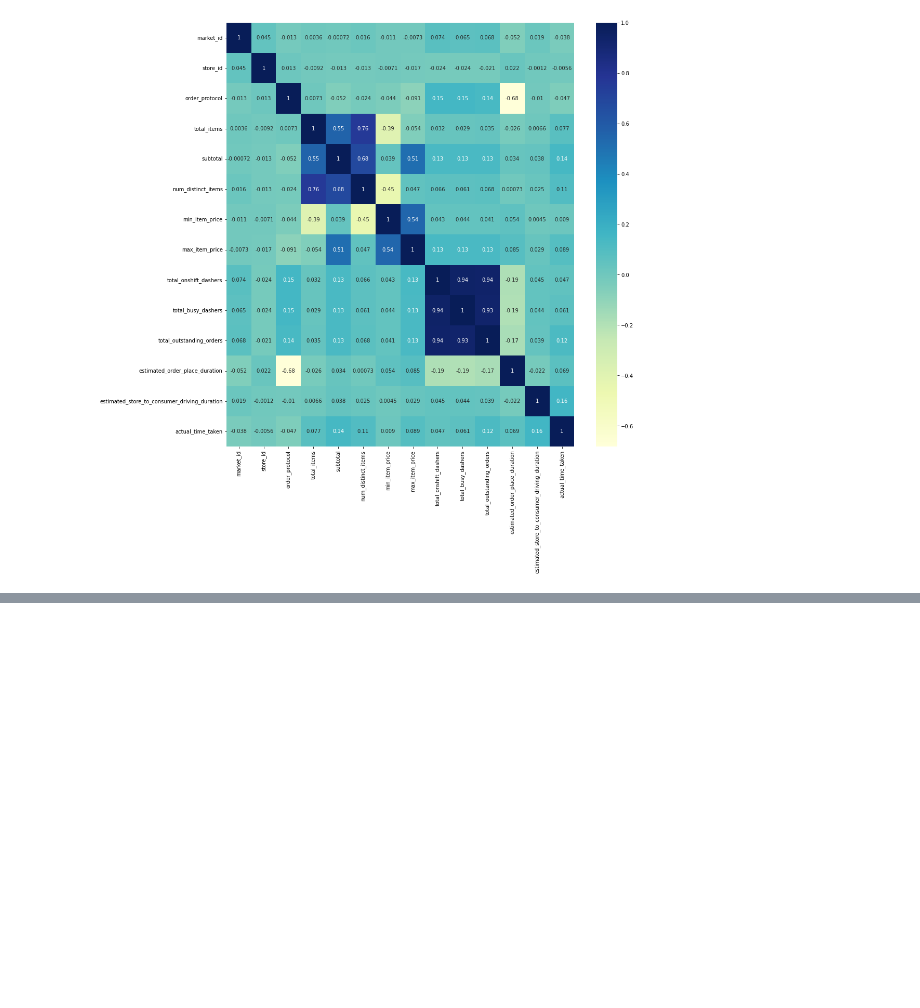
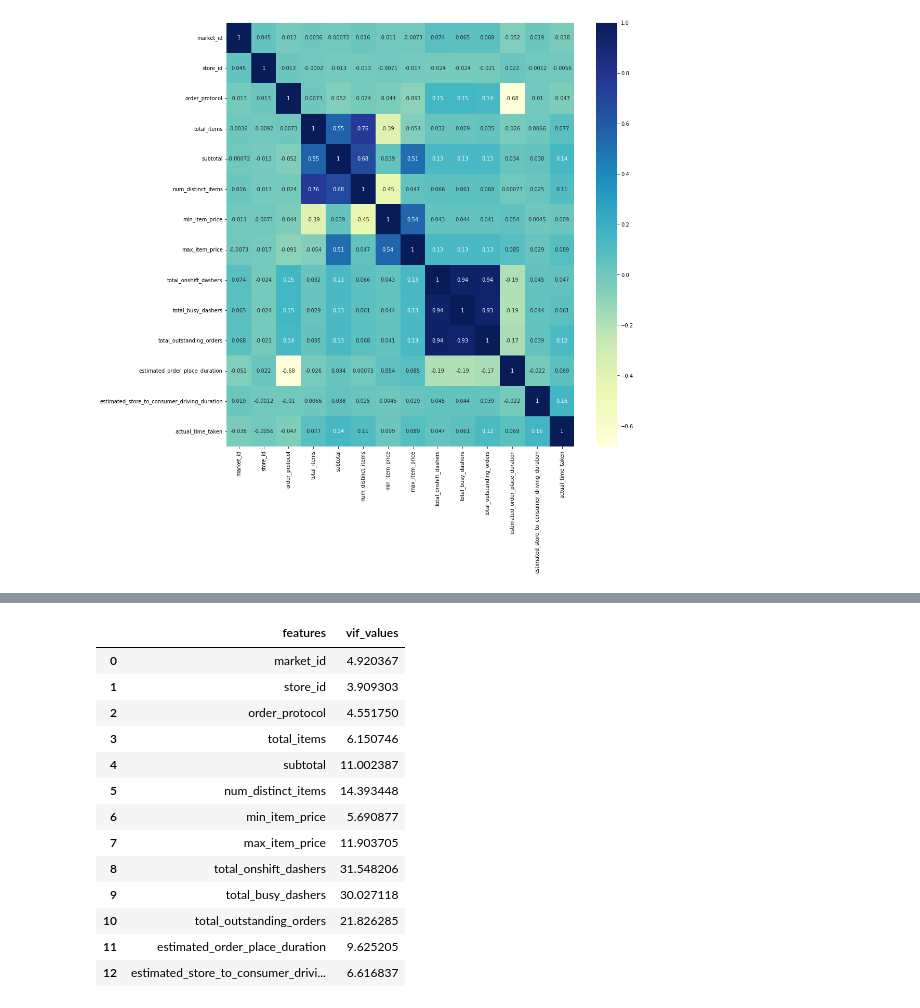
Before and after one commit to Milansingh163/Doordash-Delivery-time-Prediction, a Jupyter notebook: deliverytime.ipynb, the cells around one changed output, grey strips where cells are left out. Saved outputs shown, nothing was run; the diff lists cells and outputs as text; code cells hidden in the pictures; blank space fills up the shorter version.

```diff
--- a/deliverytime.ipynb
+++ b/deliverytime.ipynb
@@ -266,0 +301,29 @@ plt.show()
+# %%
+def calculate_vif(dataset):
+        vif = pd.DataFrame()
+        vif['features'] = dataset.columns
+        vif['vif_values'] = [variance_inflation_factor(dataset.values,i) for i in range(dataset.shape[1])]
+        return vif
+# %%
+data_vif = df[['market_id', 'store_id',
+       'order_protocol', 'total_items', 'subtotal', 'num_distinct_items',
+       'min_item_price', 'max_item_price', 'total_onshift_dashers',
+       'total_busy_dashers', 'total_outstanding_orders',
+       'estimated_order_place_duration',
+       'estimated_store_to_consumer_driving_duration']]
+calculate_vif(data_vif)
+# %% [output]
+|  | features | vif_values |
+| 0 | market_id | 4.920367 |
+| 1 | store_id | 3.909303 |
+| 2 | order_protocol | 4.551750 |
+| 3 | total_items | 6.150746 |
+| 4 | subtotal | 11.002387 |
+| 5 | num_distinct_items | 14.393448 |
+| 6 | min_item_price | 5.690877 |
+| 7 | max_item_price | 11.903705 |
+| 8 | total_onshift_dashers | 31.548206 |
+| 9 | total_busy_dashers | 30.027118 |
+| 10 | total_outstanding_orders | 21.826285 |
+| 11 | estimated_order_place_duration | 9.625205 |
+| 12 | estimated_store_to_consumer_drivi... | 6.616837 |
```
Also changed, not shown: parts of 8 cells of this notebook.
